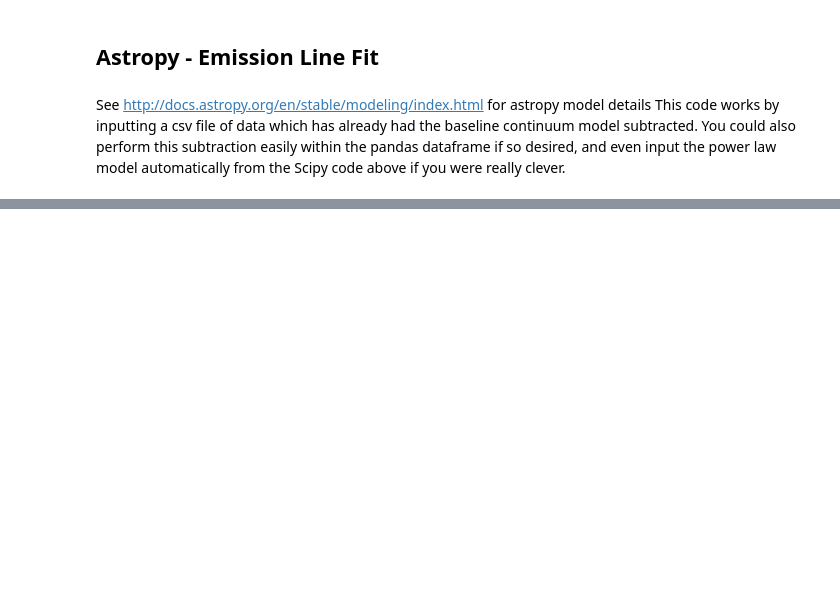
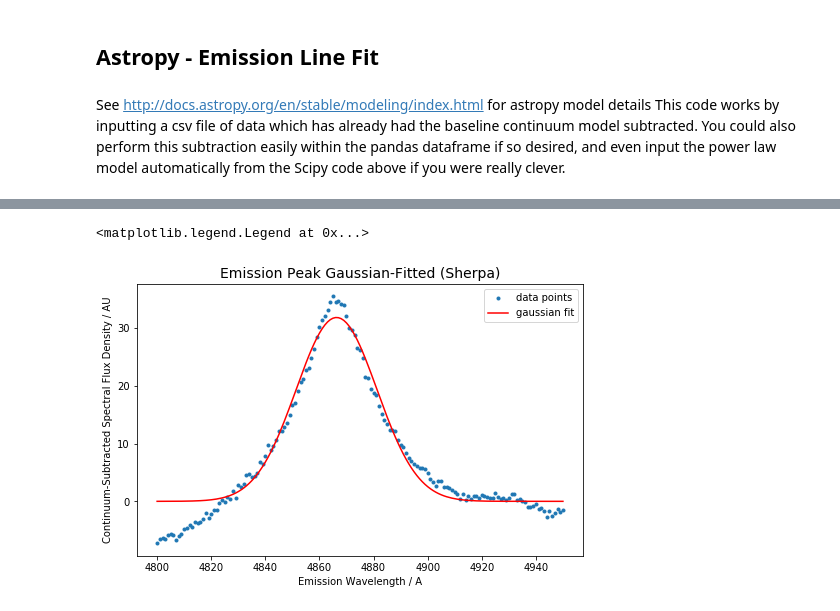
Before and after one commit to spyphyz/curve_fit, a Jupyter notebook: curve_fit_spectrograph.ipynb, the cells around one changed output, grey strips where cells are left out. Saved outputs shown, nothing was run; the diff lists cells and outputs as text; code cells hidden in the pictures; blank space fills up the shorter version.

```diff
--- a/curve_fit_spectrograph.ipynb
+++ b/curve_fit_spectrograph.ipynb
@@ -174,0 +185,31 @@ Parameters:
+# %%
+# sfit = SherpaFitter(optimizer='levmar', estmethod='confidence') # defaults to statistic='leastsq', I think!
+sfit = SherpaFitter(statistic='chi2', optimizer='levmar', estmethod='confidence') # use if have error data
+# %%
+true = Gaussian1D(amplitude=30, mean=4860, stddev=5)
+err = 0.8
+step = 0.2
+x = df2['wavelength']
+y = df2['flux_minus_top_minus15']
+y_errs = df2['error']
+# %%
+fit_model = true.copy() # offset fit model from true
+fit_model.amplitude = 30
+fit_model.mean = 4860
+fit_model.stddev = 5
+# %%
+# fitted_model = sfit(fit_model, x, y)
+fitted_model = sfit(fit_model, x, y, err=y_errs) # if error data available
+# %%
+# Plot the data with the best-fit model
+plt.figure(figsize=(8,5))
+plt.plot(x, y, '.', label='data points')
+#plt.plot(x, t(x), label='Trapezoid')
+plt.title('Emission Peak Gaussian-Fitted (Sherpa)', fontsize=14, color='black')
+plt.plot(x, fitted_model(x), label='gaussian fit', color='red')
+plt.xlabel('Emission Wavelength / A')
+plt.ylabel('Continuum-Subtracted Spectral Flux Density / AU')
+plt.legend()
+# %% [output]
+<matplotlib.legend.Legend at 0x...>
+[figure, added]
```
Also changed, not shown: parts of 20 cells of this notebook.
